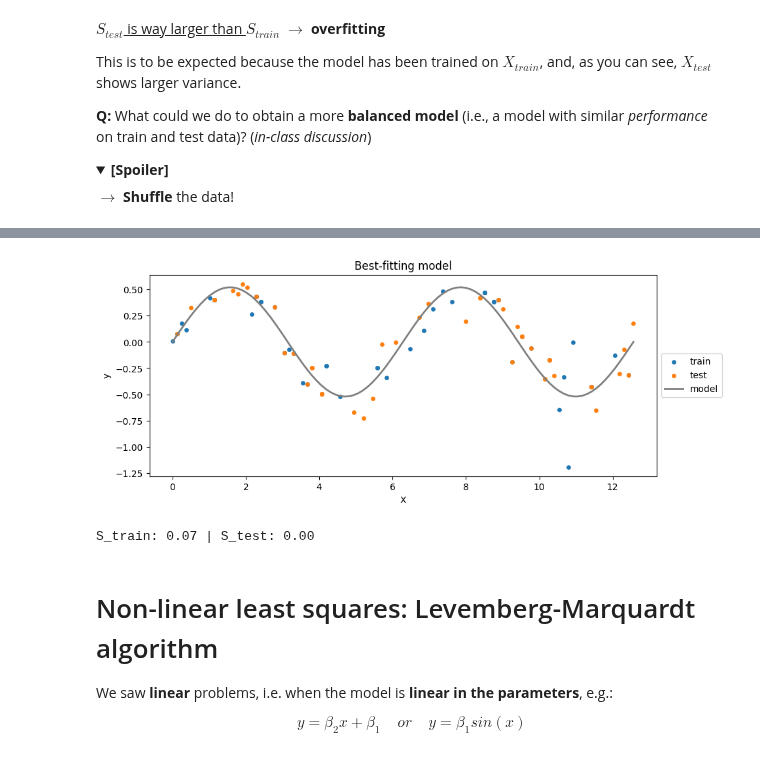
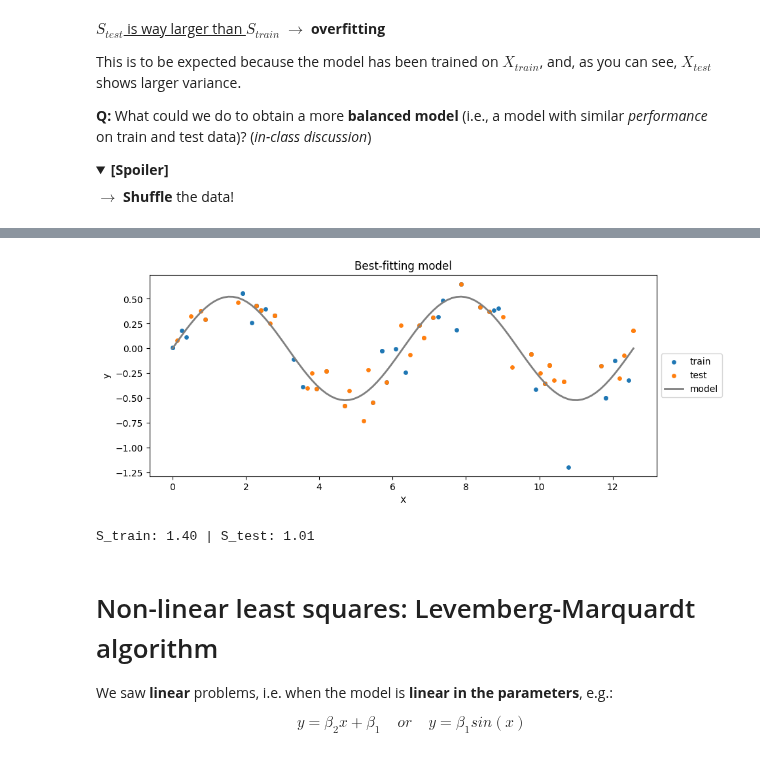
Before and after one commit to astrostatistics-in-crete/2024_summer_school, a Jupyter notebook: 03_Optimization/Optimization_Basics_answerkey.ipynb, the cells around one changed output, grey strips where cells are left out. Drawn from its saved outputs; the diff is of its cells as text; code cells hidden in the pictures; folded sections open.

```diff
--- a/03_Optimization/Optimization_Basics_answerkey.ipynb
+++ b/03_Optimization/Optimization_Basics_answerkey.ipynb
@@ -478,17 +480,21 @@ Re-running this block will generate a new, randomized split.
 '''
 idxs_train_ = np.random.choice(np.arange((len(X))), size=len(X_train))
 # ^here we pick at random some train indexes from the merged `X`
+idxs_test_ = list(set(np.arange((len(X)))) - set(idxs_train_))
+# ^here we pick the complementary indexes
+
 X_train_ = X[idxs_train_]
 y_train_ = y[idxs_train_]
-X_test_ = X[~idxs_train_]
-y_test_ = y[~idxs_train_]
-# NOTE: "~" means "not in"
+X_test_ = X[idxs_test_]
+y_test_ = y[idxs_test_]
 
 plt.figure(figsize=(10, 4))
 plt.scatter(X_train_, y_train_, label='train', c='C0', s=15)
 plt.scatter(X_test_,  y_test_,  label='test',  c='C1', s=15)
 plt.xlabel('X')
 plt.ylabel('y')
+plt.xlim([0,12])
+plt.ylim([-1,1])
 plt.title('Randomized train/test split')
 plt.legend(loc='center left', bbox_to_anchor=(1, 0.5))
 plt.show()
@@ -499,37 +505,37 @@ plt.show()
 from lmfit import Model
 
 def model_func(x, beta_1):
     y = beta_1*np.sin(x)
     return y
 
 model = Model(model_func)
 
 result = model.fit(y_train, x=X_train, beta_1=0)
 
 beta_1_hat = result.params['beta_1'].value
 
 yhat_train_ = model_func(X_train_, beta_1_hat)
 yhat_test_  = model_func(X_test_,  beta_1_hat)
 
 xx = np.linspace(0 ,np.max(X), 100)
 
 plt.figure(figsize=(10, 4))
 plt.scatter(X_train_, y_train_, label='train', c='C0', s=15)
 plt.scatter(X_test_,  y_test_,  label='test',  c='C1', s=15)
 plt.plot(xx, model_func(xx, beta_1_hat), label='model', c='grey', lw=2)
 #
 plt.xlabel('X')
 plt.ylabel('y')
 plt.title('Best-fitting model')
 plt.legend(loc='center left', bbox_to_anchor=(1, 0.5))
 plt.show()
 
-S_train = np.sum( (yhat_train_ - y_train_) )**2
-S_test  = np.sum( (yhat_test_ - y_test_) )**2
+S_train = np.sum( (yhat_train_ - y_train_)**2 )
+S_test  = np.sum( (yhat_test_ - y_test_)**2 )
 print("S_train: %.2f | S_test: %.2f" % (S_train, S_test))
 # %% [output]
-[figure, old version]
+[figure, new version]
-S_train: 0.07 | S_test: 0.00
+S_train: 1.40 | S_test: 1.01
 # %% [markdown]
 # Non-linear least squares: Levemberg-Marquardt algorithm
 
```
Also changed, not shown: parts of 4 cells of this notebook.
